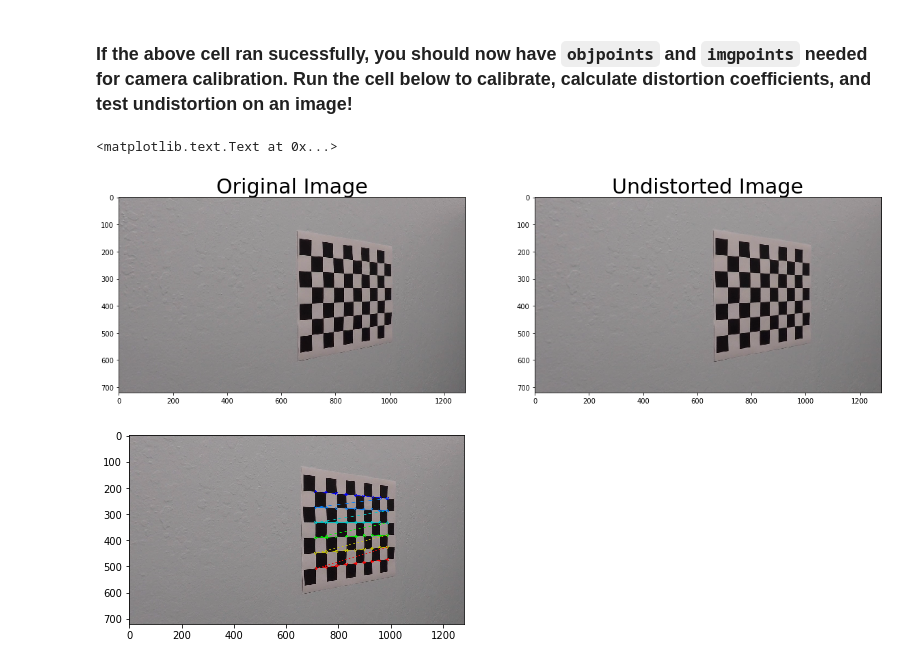
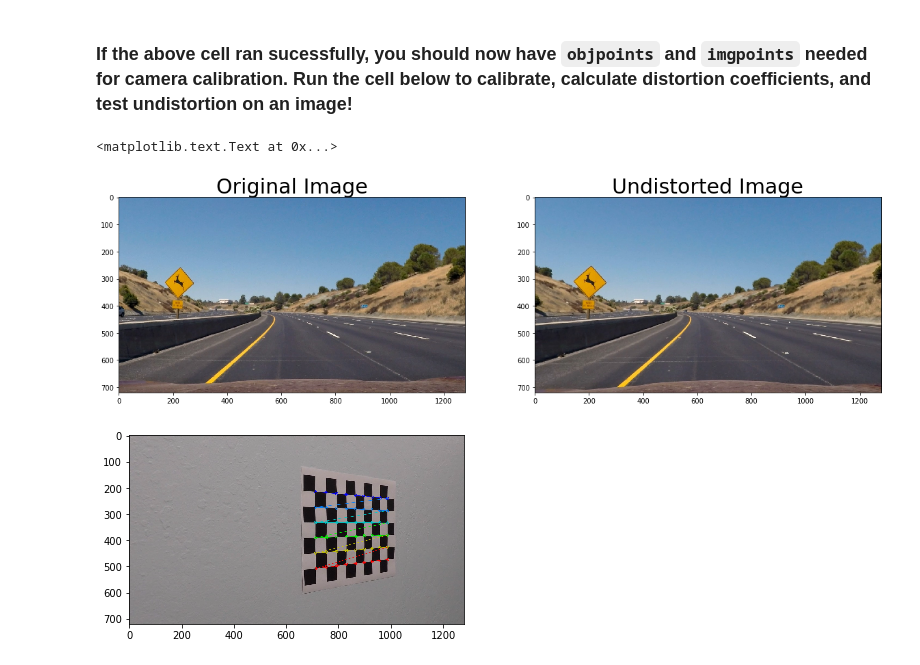
Before and after one commit to lawga/CarND-Advanced-Lane-Lines, a Jupyter notebook: camera_calibration.ipynb, the cells around one changed output. Saved outputs shown, nothing was run; the diff lists cells and outputs as text; code cells hidden in the pictures.

```diff
--- a/camera_calibration.ipynb
+++ b/camera_calibration.ipynb
@@ -44,44 +44,46 @@ for idx, fname in enumerate(images):
         #write_name = 'corners_found'+str(idx)+'.jpg'
         #cv2.imwrite(write_name, img)
         cv2.imshow('img', img)
-        #cv2.waitKey(500)
+        cv2.waitKey(500)
 
 cv2.destroyAllWindows()
 # %% [markdown]
 ### If the above cell ran sucessfully, you should now have `objpoints` and `imgpoints` needed for camera calibration.  Run the cell below to calibrate, calculate distortion coefficients, and test undistortion on an image!
 # %%
 import pickle
+import matplotlib.image as mpimg
+
 %matplotlib inline
 
 # Test undistortion on an image
-img = cv2.imread('camera_cal/calibration8.jpg')
+img = mpimg.imread('test_images/test2.jpg')
 img_size = (img.shape[1], img.shape[0])
 
 # Do camera calibration given object points and image points
 ret, mtx, dist, rvecs, tvecs = cv2.calibrateCamera(objpoints, imgpoints, img_size,None,None)
 
 #img = cv2.cvtColor(img,cv2.COLOR_BGR2GRAY)
 undistorted = cv2.undistort(img, mtx, dist, None, mtx)
 
 cv2.imwrite('output_images/test_undist.jpg',undistorted)
 
 # Save the camera calibration result for later use (we won't worry about rvecs / tvecs)
 dist_pickle = {}
 dist_pickle["mtx"] = mtx
 dist_pickle["dist"] = dist
-dist_pickle["rvecs"] = mtx
-dist_pickle["tvecs"] = dist
+dist_pickle["rvecs"] = rvecs
+dist_pickle["tvecs"] = tvecs
 pickle.dump( dist_pickle, open( "camera_cal/wide_dist_pickle.p", "wb" ) )
-#dst = cv2.cvtColor(dst, cv2.COLOR_BGR2RGB)
+#undistorted = cv2.cvtColor(undistorted, cv2.COLOR_BGR2RGB)
 # Visualize undistortion
 f, (ax1, ax2) = plt.subplots(1, 2, figsize=(20,10))
 ax1.imshow(img)
 ax1.set_title('Original Image', fontsize=30)
 ax2.imshow(undistorted)
 ax2.set_title('Undistorted Image', fontsize=30)
 # %% [output]
 <matplotlib.text.Text at 0x...>
-[figure, old version]
+[figure, new version]
 # %%
 import matplotlib.pyplot as plt
 import matplotlib.image as mpimg
```
Also changed, not shown: 12 other files.
